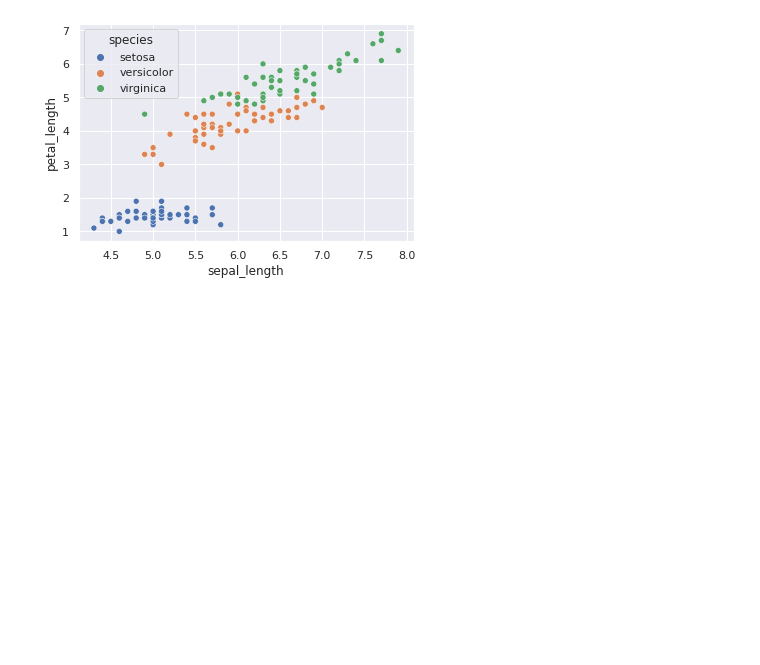
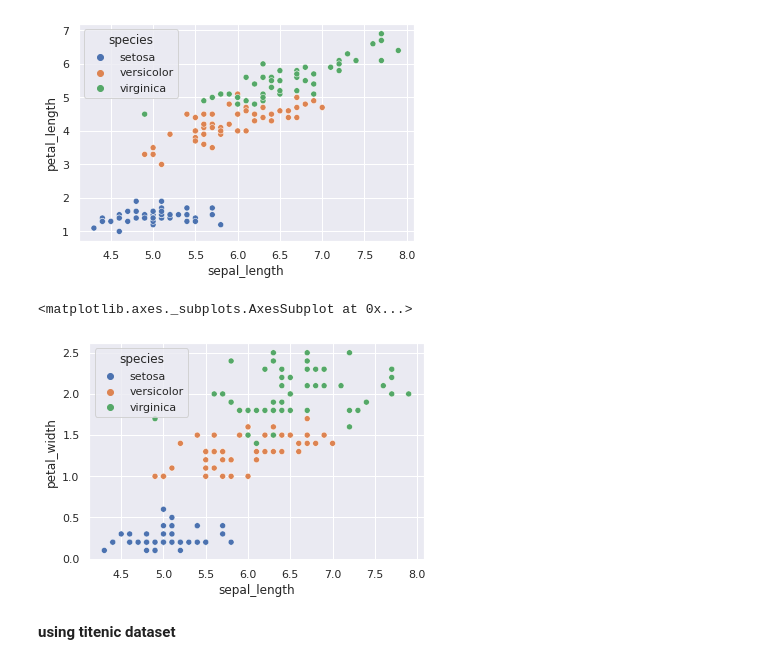
Before and after one commit to abhishekmishraai/python, a Jupyter notebook: Seaborn.ipynb, the cells around one changed output. Saved outputs shown, nothing was run; the diff lists cells and outputs as text; code cells hidden in the pictures; blank space fills up the shorter version.

```diff
--- a/Seaborn.ipynb
+++ b/Seaborn.ipynb
@@ -53,3 +53,10 @@ sns.scatterplot(data= iris,x='sepal_length',y='petal_length',hue='species')
 # %% [output]
 <matplotlib.axes._subplots.AxesSubplot at 0x...>
 [figure]
+# %%
+sns.scatterplot(data= iris,x='sepal_length',y='petal_width',hue='species')
+# %% [output]
+<matplotlib.axes._subplots.AxesSubplot at 0x...>
+[figure, added]
+# %% [markdown]
+**using titenic dataset**
```
Also changed, not shown: parts of 19 cells of this notebook.
